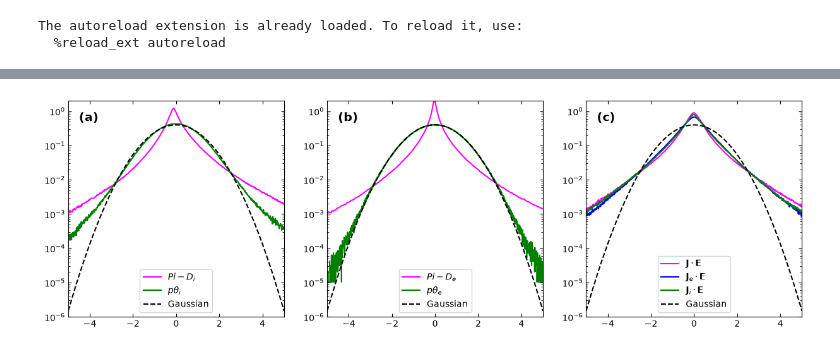
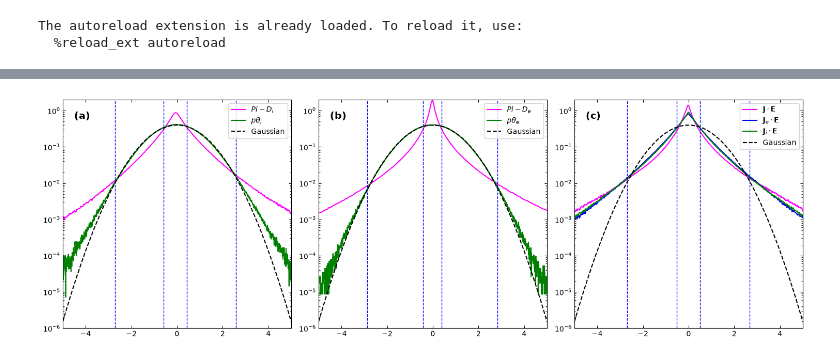
Before and after one commit to jgoodwill1/turbos, a Jupyter notebook: projects/scale_filter/nbs/PDF.ipynb, the cells around one changed output, grey strips where cells are left out. Saved outputs shown, nothing was run; the diff lists cells and outputs as text; code cells hidden in the pictures.

```diff
--- a/projects/scale_filter/nbs/PDF.ipynb
+++ b/projects/scale_filter/nbs/PDF.ipynb
@@ -37,17 +20,20 @@ Data variables:
 # %%
 from turbos.filter import kfilter
-# ds['Pe'] = kfilter(ds['Pe'], 13)
-# ds['ue'] = kfilter(ds['ue'], 13)
-# ds['Pi'] = kfilter(ds['Pi'], 13)
-# ds['ui'] = kfilter(ds['ui'], 13)
 
-for name, da in ds.data_vars.items():
+kfil = 100
+ds['Pe'] = kfilter(ds['Pe'], kfil)
+ds['ue'] = kfilter(ds['ne'] * ds['ue'], kfil)/ kfilter(ds['ne'], kfil)
+ds['Pi'] = kfilter(ds['Pi'], kfil)
+ds['ui'] = kfilter(ds['ni'] * ds['ui'], kfil)/ kfilter(ds['ni'], kfil)
 
-    if {"x", "y"}.issubset(da.dims):
-        ds[name] = kfilter(
-            da,
-            kcut=13,
-        )
+
+# for name, da in ds.data_vars.items():
+
+#     if {"x", "y"}.issubset(da.dims):
+#         ds[name] = kfilter(
+#             da,
+#             kcut=13,
+#         )
 # %%
 from turbos.pressure_strain import pressure_strain
 PSe = pressure_strain(ds['Pe'], ds['ue'])
@@ -155,13 +111,33 @@ f, ax = plt.subplots(1, 3, figsize=(15, 5))
 plot_pdf(ax[0], pidi_n.values, 'magenta', r'$Pi-D_i$')
 plot_pdf(ax[0], pthi_n.values, 'green',   r'$p\theta_i$')
 
+
 plot_pdf(ax[1], pide_n.values, 'magenta', r'$Pi-D_e$')
 plot_pdf(ax[1], pthe_n.values, 'green',   r'$p\theta_e$')
+
+
+
 
 plot_pdf(ax[2], JE_n.values,  'magenta', r'$\mathbf{J}\cdot\mathbf{E}$')
 plot_pdf(ax[2], JeE_n.values, 'blue',    r'$\mathbf{J}_e\cdot\mathbf{E}$')
 plot_pdf(ax[2], JiE_n.values, 'green',   r'$\mathbf{J}_i\cdot\mathbf{E}$')
 
+reg1 = [[-0.58, 0.43], [-0.43, 0.39], [-0.51, 0.51]]
+reg2 = [[-2.72, 2.58], [-2.88, 2.83], [-2.68, 2.66]]
+
+ax[0].axvline(reg1[0][0], color='blue', linestyle='--', linewidth=1)
+ax[0].axvline(reg1[0][1], color='blue', linestyle='--', linewidth=1)
+ax[1].axvline(reg1[1][0], color='blue', linestyle='--', linewidth=1)
+ax[1].axvline(reg1[1][1], color='blue', linestyle='--', linewidth=1)
+ax[2].axvline(reg1[2][0], color='blue', linestyle='--', linewidth=1)
+ax[2].axvline(reg1[2][1], color='blue', linestyle='--', linewidth=1)
+
+ax[0].axvline(reg2[0][0], color='blue', linestyle='--', linewidth=1)
+ax[0].axvline(reg2[0][1], color='blue', linestyle='--', linewidth=1)
+ax[1].axvline(reg2[1][0], color='blue', linestyle='--', linewidth=1)
+ax[1].axvline(reg2[1][1], color='blue', linestyle='--', linewidth=1)
+ax[2].axvline(reg2[2][0], color='blue', linestyle='--', linewidth=1)
+ax[2].axvline(reg2[2][1], color='blue', linestyle='--', linewidth=1)
 
 
 # nbins = 2000
@@ -186,32 +162,32 @@ for a in ax:
     a.plot(
         x,
         gaussian,
         "--",
         color='black',
         label="Gaussian",
     )
 
     a.tick_params(
         axis='both',          # Apply to both X and Y axes
         which='both',         # Apply to both major and minor ticks (critical for log scale)
         direction='in',       # Put ticks inside the plot
         top=True,             # Draw ticks on the top edge
         right=True,           # Draw ticks on the right edge
         bottom=True,          # Draw ticks on the bottom edge
         left=True             # Draw ticks on the left edge
     )
 
     a.legend()
 
 for a, label in zip(ax, ['(a)', '(b)', '(c)']):
     a.text(
         0.05, 0.95, label,
         transform=a.transAxes,
         ha='left', va='top',
         fontsize=14,
         fontweight='bold',
     )
-
+plt.tight_layout()
 f.savefig('../fig/PDF.png')
 # %% [output]
-[figure, old version]
+[figure, new version]
```
Also changed, not shown: parts of 8 cells of this notebook, 16 other files.
